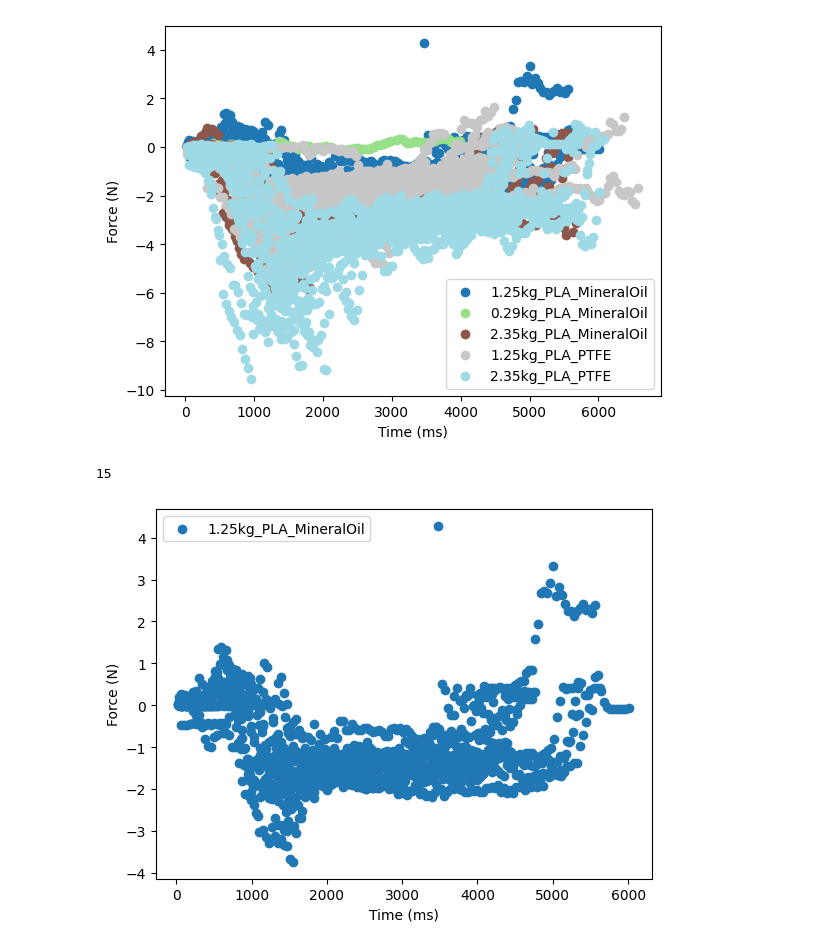
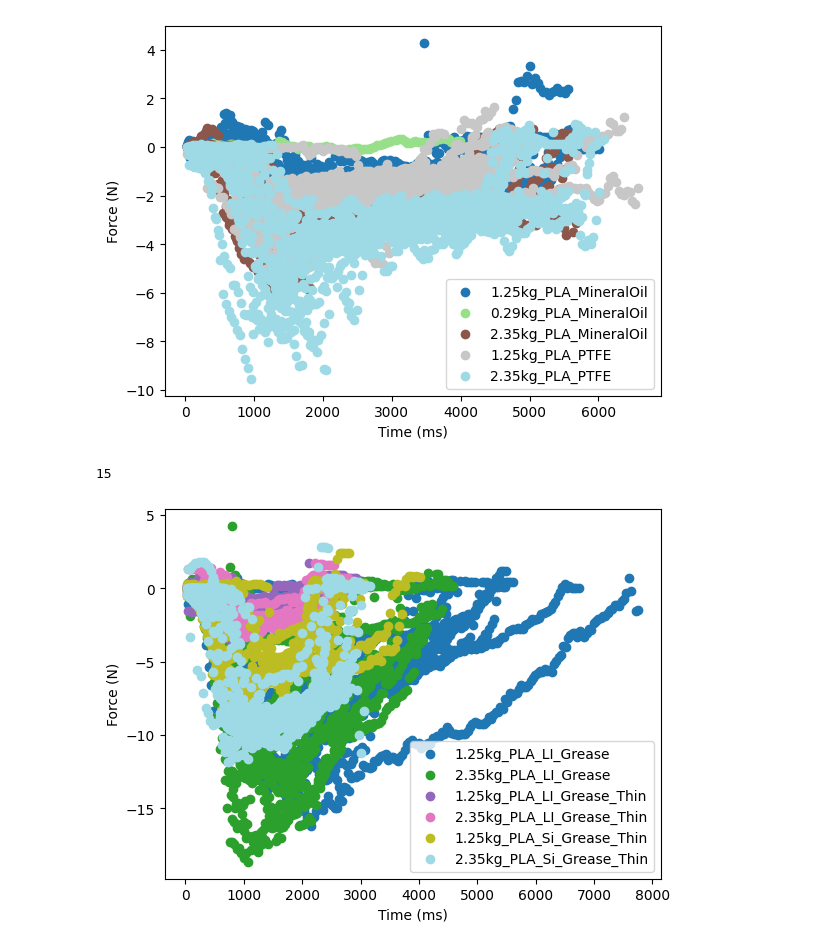
Before and after one commit to c-y-i/Mod_DOE, a Jupyter notebook: Scratch_Friction_Calc.ipynb, the cells around one changed output. Saved outputs shown, nothing was run; the diff lists cells and outputs as text; code cells hidden in the pictures.

Commit message:
Grease data

```diff
--- a/Scratch_Friction_Calc.ipynb
+++ b/Scratch_Friction_Calc.ipynb
@@ -47,10 +47,18 @@ plot_dict(force_dict, FILTER=True)
 # %% [output]
 15
 [figure]
-# %%
-force_dict.keys()
-print(len(force_dict[list(force_dict.keys())[-1]]))
-plot_dict(force_dict, FILTER=True)
-# %% [output]
-15
-[figure, removed]
+# %%
+# MAIN: Load & PLot data
+dict_name = '3_18_force_dict.pkl'
+with open(dict_name, 'rb') as f:
+    force_dict = pickle.load(f)
+last= force_dict[list(force_dict.keys())[-1]]
+last_dict = {}
+last_dict[list(force_dict.keys())[-1]] = last
+print(len(last))
+
+plot_dict(force_dict, FILTER=True)
+# plot_dict(last_dict, FILTER=True)
+# %% [output]
+15
+[figure, added]
```
